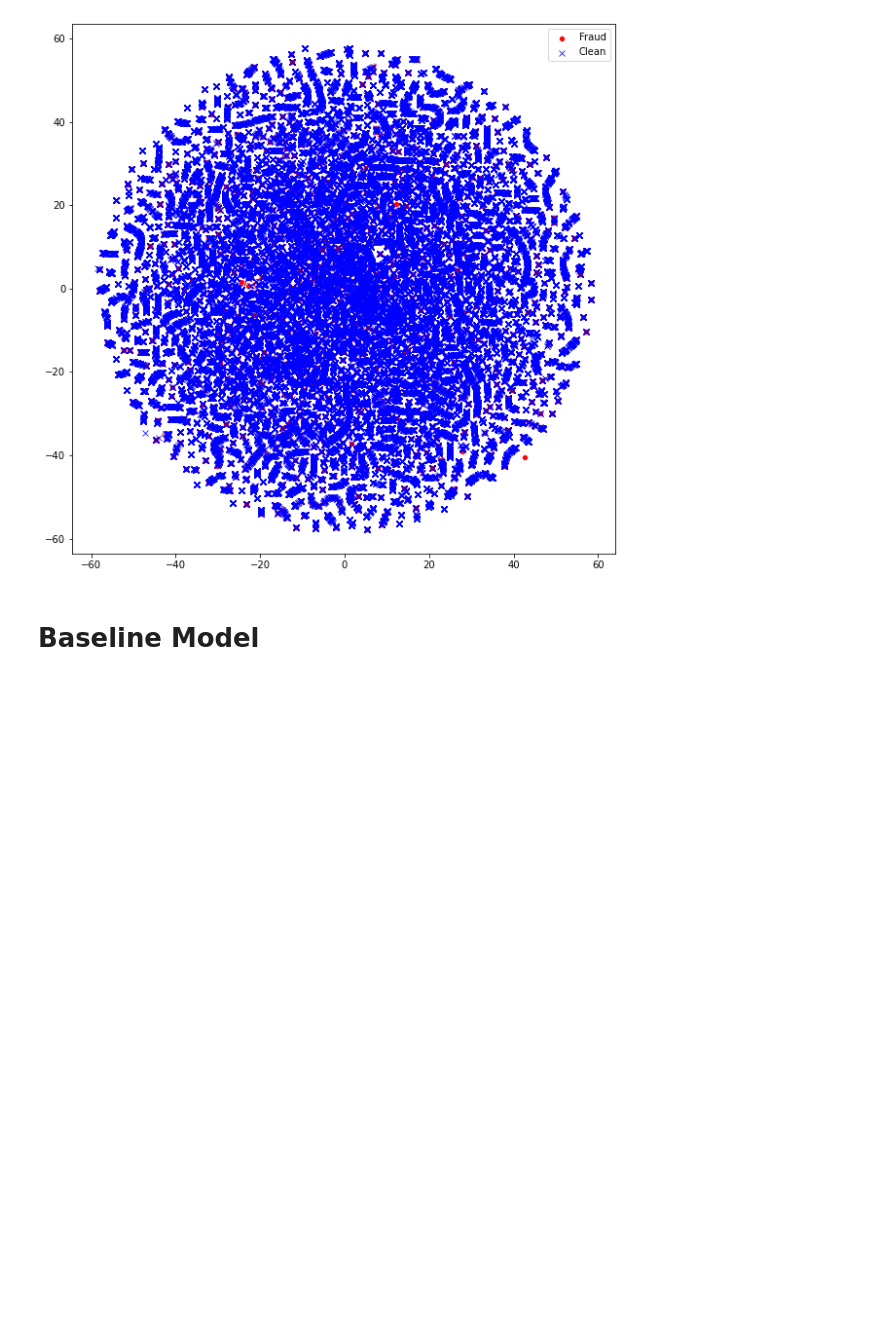
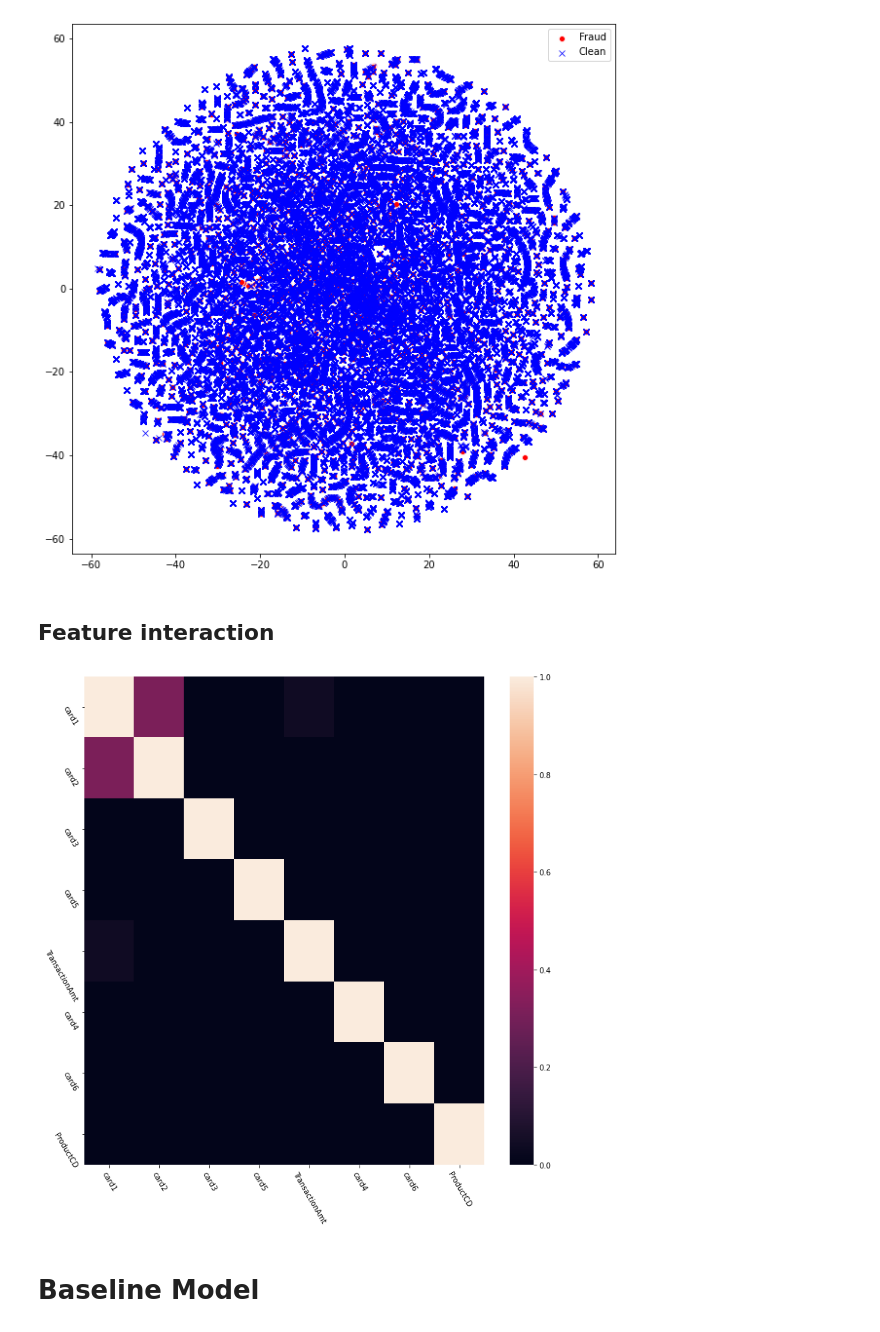
Before and after one commit to VladimirIsakov91/IEEE-CISFraudDetection, a Jupyter notebook: IEEE-CISFraudDetection.ipynb, the cells around one changed output. Saved outputs shown, nothing was run; the diff lists cells and outputs as text; code cells hidden in the pictures; blank space fills up the shorter version.

Commit message:
Add feature interaction
check p-values for features

```diff
--- a/IEEE-CISFraudDetection.ipynb
+++ b/IEEE-CISFraudDetection.ipynb
@@ -204,6 +204,27 @@ plt.legend()
 # %% [output]
 <matplotlib.legend.Legend at 0x...>
 [figure]
+# %% [markdown]
+## Feature interaction
+# %%
+import hytests
+from importlib import reload
+reload(hytests)
+from hytests import Hypot
+
+tester = Hypot()
+mapping = {'card1': 'cont', 'card2': 'cont', 'card3': 'cont', 'card5': 'cont', 'TransactionAmt': 'cont', 'card4': 'cat', 'card6': 'cat', 'ProductCD': 'cat'}
+
+X_[['ProductCD', 'card4', 'card6']] = X[['ProductCD', 'card4', 'card6']].apply(LabelEncoder().fit_transform)
+p = tester.test(data=X_, mapping=mapping)
+# %%
+plt.figure(figsize=(12,12))
+sns.heatmap(data=p, vmin=0, vmax=1)
+plt.yticks(rotation=300)
+plt.xticks(rotation=300)
+plt.show()
+# %% [output]
+[figure, added]
 # %% [markdown]
 # Baseline Model
 # %%
```
Also changed, not shown: parts of 7 cells of this notebook, 1 other file.
